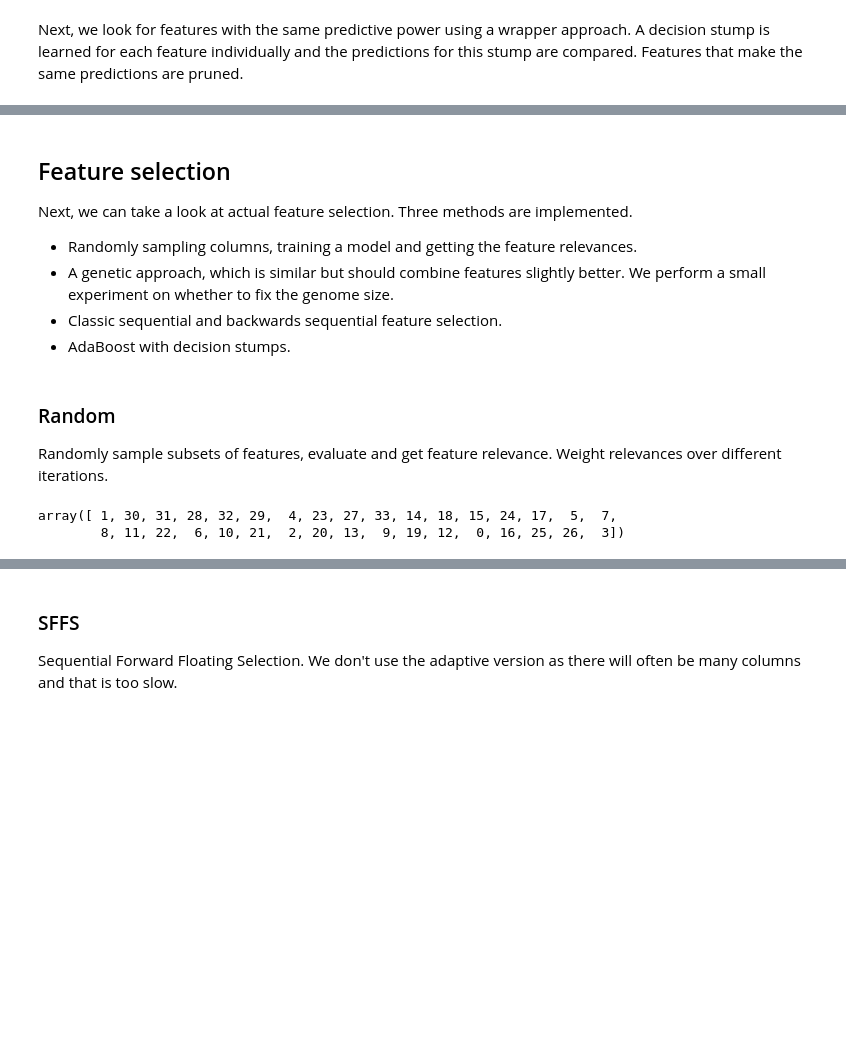
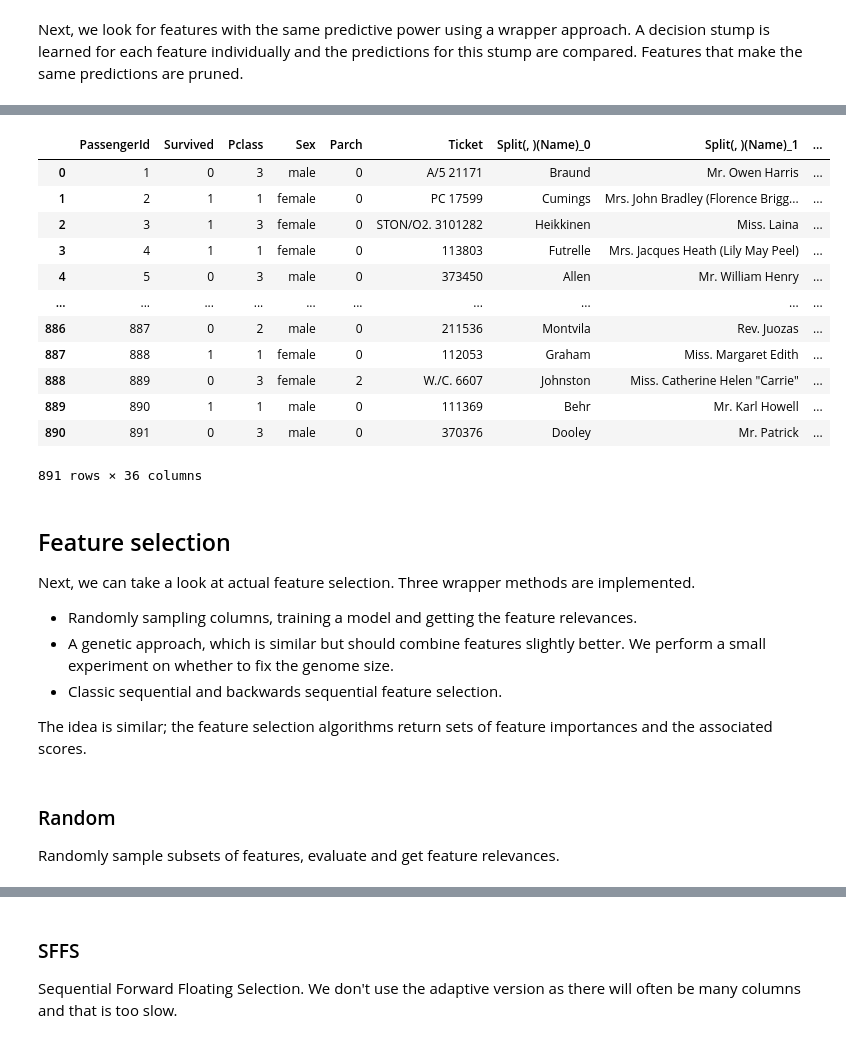
Before and after one commit to PidgeyUsedGust/avatar, a Jupyter notebook: notebooks/selection.ipynb, the cells around one changed output, grey strips where cells are left out. Cells and saved outputs as stored; diff of their text form; code cells hidden in the pictures; blank space fills up the shorter version.

Commit message:
Add folded feature evaluator.
Added initial feature selection.

Fix split transformation.

Some other fixes.

```diff
--- a/notebooks/selection.ipynb
+++ b/notebooks/selection.ipynb
@@ -84,6 +84,7 @@ from avatar.selection import *
 
 preselector = StackedPreselector([ConstantPreselector(),
                                   IdenticalPreselector(),
+                                  BijectivePreselector(),
                                   UniquePreselector(),
                                   MissingPreselector()])
 preselected = preselector.select(expanded)
@@ -285,10 +199,31 @@ preselected
+# %%
+from avatar.selection import IterativePreselector
+
+
+preselected = IterativePreselector().select(sampled, "Survived")
+preselected
+# %% [output]
+|  | PassengerId | Survived | Pclass | Sex | Parch | Ticket | Split(, )(Name)_0 | Split(, )(Name)_1 | ... |
+| 0 | 1 | 0 | 3 | male | 0 | A/5 21171 | Braund | Mr. Owen Harris | ... |
+| 1 | 2 | 1 | 1 | female | 0 | PC 17599 | Cumings | Mrs. John Bradley (Florence Brigg... | ... |
+| 2 | 3 | 1 | 3 | female | 0 | STON/O2. 3101282 | Heikkinen | Miss. Laina | ... |
+| 3 | 4 | 1 | 1 | female | 0 | 113803 | Futrelle | Mrs. Jacques Heath (Lily May Peel) | ... |
+| 4 | 5 | 0 | 3 | male | 0 | 373450 | Allen | Mr. William Henry | ... |
+| ... | ... | ... | ... | ... | ... | ... | ... | ... | ... |
+| 886 | 887 | 0 | 2 | male | 0 | 211536 | Montvila | Rev. Juozas | ... |
+| 887 | 888 | 1 | 1 | female | 0 | 112053 | Graham | Miss. Margaret Edith | ... |
+| 888 | 889 | 0 | 3 | female | 2 | W./C. 6607 | Johnston | Miss. Catherine Helen "Carrie" | ... |
+| 889 | 890 | 1 | 1 | male | 0 | 111369 | Behr | Mr. Karl Howell | ... |
+| 890 | 891 | 0 | 3 | male | 0 | 370376 | Dooley | Mr. Patrick | ... |
+891 rows × 36 columns
 # %% [markdown]
 ## Feature selection
 
 
-Next, we can take a look at actual feature selection. Three methods are implemented.
+Next, we can take a look at actual feature selection. Three wrapper methods are implemented.
 
 * Randomly sampling columns, training a model and getting the feature relevances.
 * A genetic approach, which is similar but should combine features slightly better. We perform a small experiment on whether to fix the genome size.
 * Classic sequential and backwards sequential feature selection.
-* AdaBoost with decision stumps.
+
+The idea is similar; the feature selection algorithms return sets of feature importances and the associated scores.
@@ -314,40 +230,4 @@ class Selector:
 # %% [markdown]
 ### Random
 
-Randomly sample subsets of features, evaluate and get feature relevance. Weight relevances over different iterations.
+Randomly sample subsets of features, evaluate and get feature relevances.
-# %%
-def sample_features(df: pd.DataFrame, max_features: int):
-    """Sample some features."""
-    pass
-
-
-class SamplingSelector(Selector):
-    """Randomly sample sets of features and obtain feature relevances."""
-
-    def __init__(self, df: pd.DataFrame, target, iterations: int = 20):
-        super().__init__(df, target)
-        self._iterations = iterations
-        self._rng = np.random.RandomState(1336)
-
-    def rank(self):
-
-        importances = np.zeros((self._iterations, len(self._df.columns)))
-        counts = np.zeros_like(self._importances)
-
-        for i in range(self._iterations):
-            mask = self.generate_mask()
-            importances[i] = self._evaluator.importances(mask)
-            counts = counts + mask
-
-        self._importances = np.divide(importances.sum(0), counts)
-
-    def generate_mask(self):
-        return self._rng.randint(2, size=len(self._df.columns))
-
-
-ss = SamplingSelector(preselected, target="Survived", iterations=50)
-ss.rank()
-ss.ordered()
-# %% [output]
-array([ 1, 30, 31, 28, 32, 29,  4, 23, 27, 33, 14, 18, 15, 24, 17,  5,  7,
-        8, 11, 22,  6, 10, 21,  2, 20, 13,  9, 19, 12,  0, 16, 25, 26,  3])
```
Also changed, not shown: parts of 17 cells of this notebook, 7 other files.
